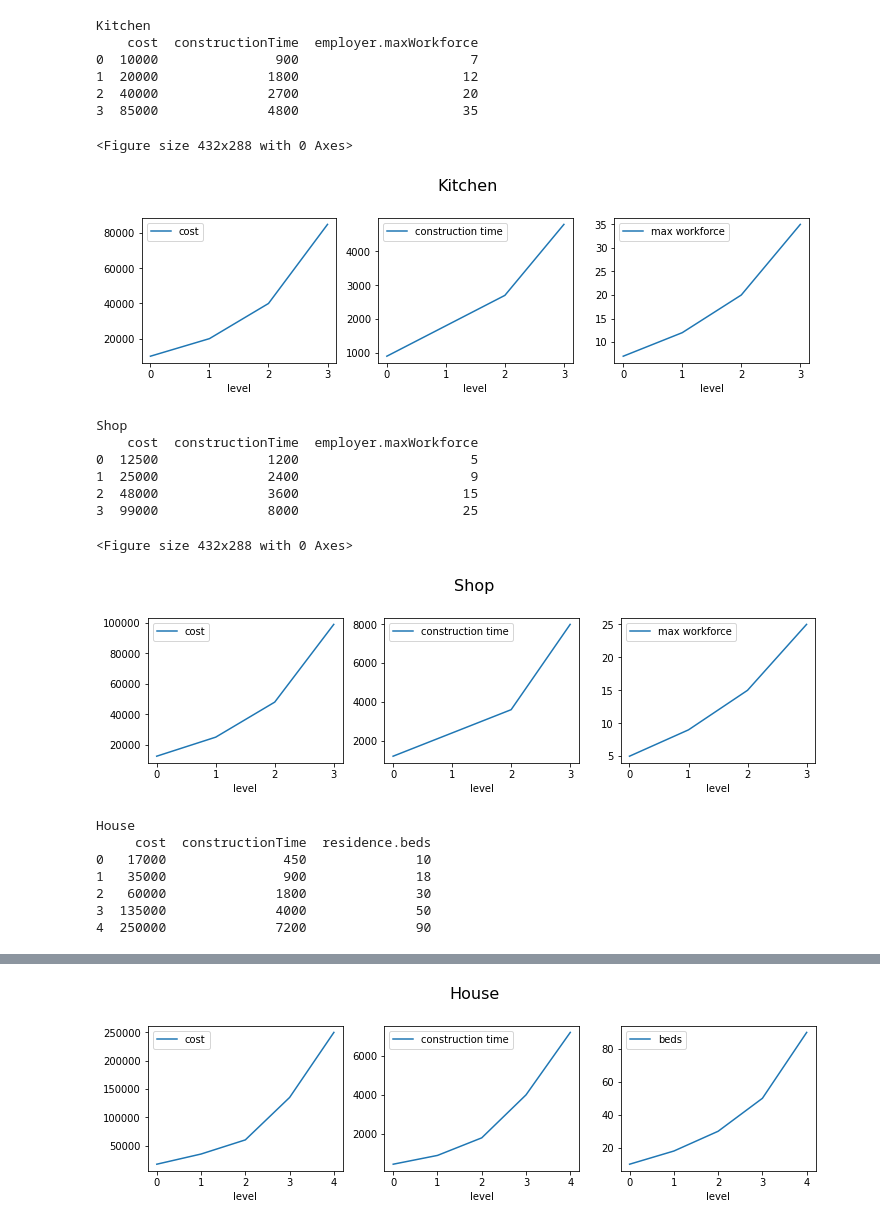
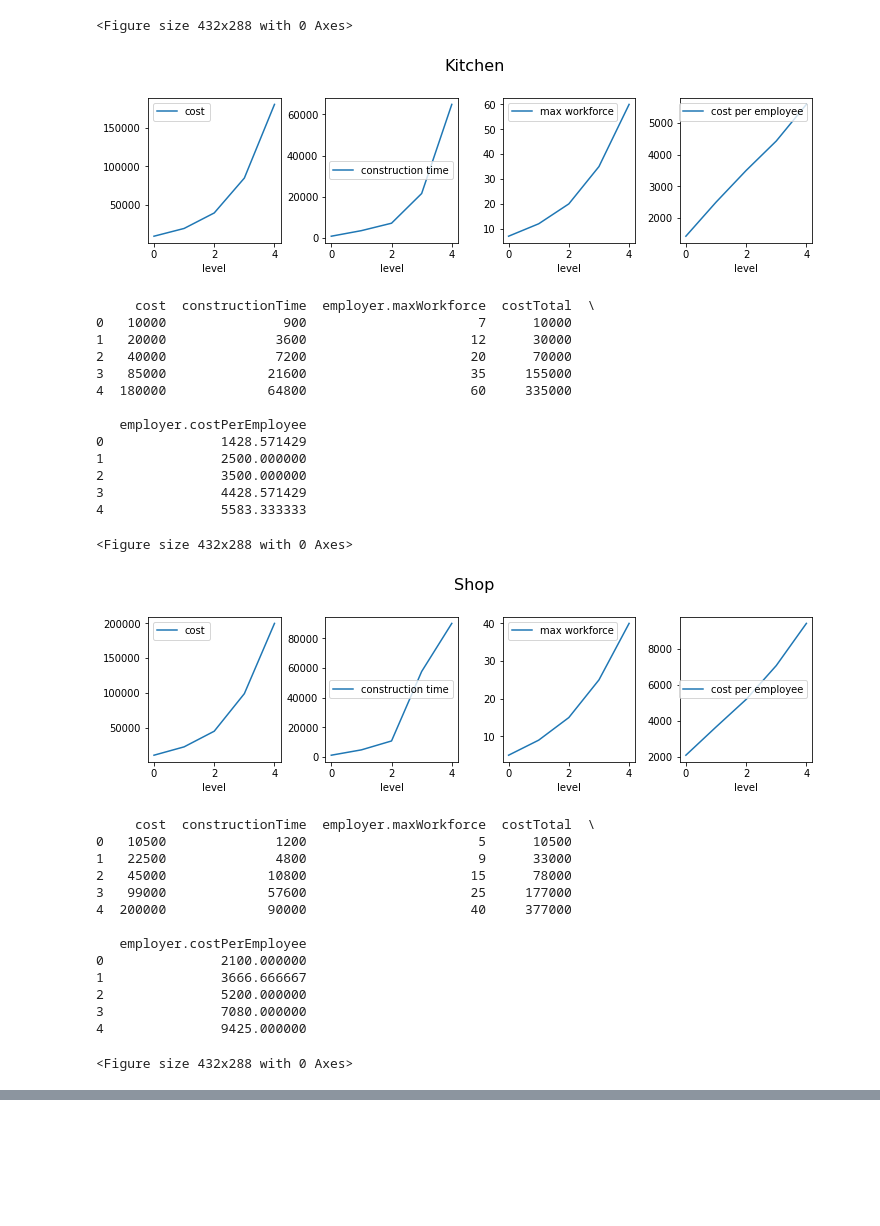
Before and after one commit to fnatte/pizza-tribes, a Jupyter notebook: notebooks/buildings.ipynb, the cells around one changed output, grey strips where cells are left out. Drawn from its saved outputs; the diff is of its cells as text; code cells hidden in the pictures; blank space fills up the shorter version.

Commit message:
additional building levels + cost/benefit adjustments

```diff
--- a/notebooks/buildings.ipynb
+++ b/notebooks/buildings.ipynb
@@ -6,56 +6,75 @@ import requests, json
 
 url = requests.get("http://localhost:3000/api/gamedata")
 data = json.loads(url.text)
 
 for k in data['buildings']:
     b = data['buildings'][k]
-    print(b['title'])
 
     df = pd.json_normalize(b['levelInfos'], max_level=1)
+    df['costTotal'] = df['cost'].cumsum()
+
+    print('\n')
+
+    if len(b['levelInfos']) < 2:
+        print(df)
+        continue
 
     plt.figure()
-    fig, axes = plt.subplots(nrows=1, ncols=3, figsize=(10, 3))
+    fig, axes = plt.subplots(nrows=1, ncols=4, figsize=(10, 3))
     fig.suptitle(b['title'], fontsize=16)
     fig.tight_layout()
     plt.subplots_adjust(top=0.8)
 
     axes[0].set_xlabel('level')
     axes[1].set_xlabel('level')
     axes[2].set_xlabel('level')
+    axes[3].set_xlabel('level')
 
     df['cost'].plot(ax=axes[0], legend=True)
 
     df['constructionTime'].plot(ax=axes[1], legend=True, label='construction time')
 
     if 'employer.maxWorkforce' in df:
+        df['employer.costPerEmployee'] =  df['costTotal'] / df['employer.maxWorkforce']
         df['employer.maxWorkforce'].plot(ax=axes[2], legend=True, label='max workforce')
+        df['employer.costPerEmployee'].plot(ax=axes[3], legend=True, label='cost per employee')
 
     if 'residence.beds' in df:
+        df['residence.costPerBed'] = df['costTotal'] / df['residence.beds']
         df['residence.beds'].plot(ax=axes[2], legend=True, label='beds')
+        df['residence.costPerBed'].plot(ax=axes[3], legend=True, label='cost per bed')
 
+    plt.show()
     print(df)
-    plt.show()
 # %% [output]
-Kitchen
-    cost  constructionTime  employer.maxWorkforce
-0  10000               900                      7
-1  20000              1800                     12
-2  40000              2700                     20
-3  85000              4800                     35
+<Figure size 432x288 with 0 Axes>
+[figure, new version]
-<Figure size 432x288 with 0 Axes>
+     cost  constructionTime  employer.maxWorkforce  costTotal  \
+0   10000               900                      7      10000
+1   20000              3600                     12      30000
+2   40000              7200                     20      70000
+3   85000             21600                     35     155000
+4  180000             64800                     60     335000
+
+   employer.costPerEmployee
+0               1428.571429
+1               2500.000000
+2               3500.000000
+3               4428.571429
+4               5583.333333
-[figure, old version]
-Shop
-    cost  constructionTime  employer.maxWorkforce
-0  12500              1200                      5
-1  25000              2400                      9
-2  48000              3600                     15
-3  99000              8000                     25
+<Figure size 432x288 with 0 Axes>
+[figure, new version]
-<Figure size 432x288 with 0 Axes>
+     cost  constructionTime  employer.maxWorkforce  costTotal  \
+0   10500              1200                      5      10500
+1   22500              4800                      9      33000
+2   45000             10800                     15      78000
+3   99000             57600                     25     177000
+4  200000             90000                     40     377000
+
+   employer.costPerEmployee
+0               2100.000000
+1               3666.666667
+2               5200.000000
+3               7080.000000
+4               9425.000000
-[figure, old version]
-House
-     cost  constructionTime  residence.beds
-0   17000               450              10
-1   35000               900              18
-2   60000              1800              30
-3  135000              4000              50
-4  250000              7200              90
+<Figure size 432x288 with 0 Axes>
@@ -63 +91,0 @@ House
-[figure, old version]
```
Also changed, not shown: parts of 1 cell of this notebook, 1 other file.
